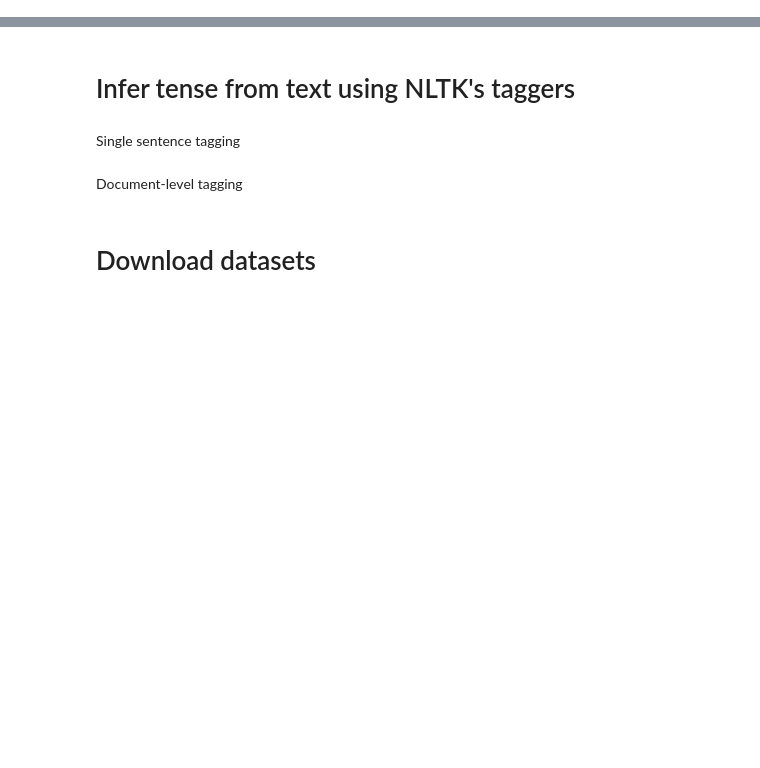
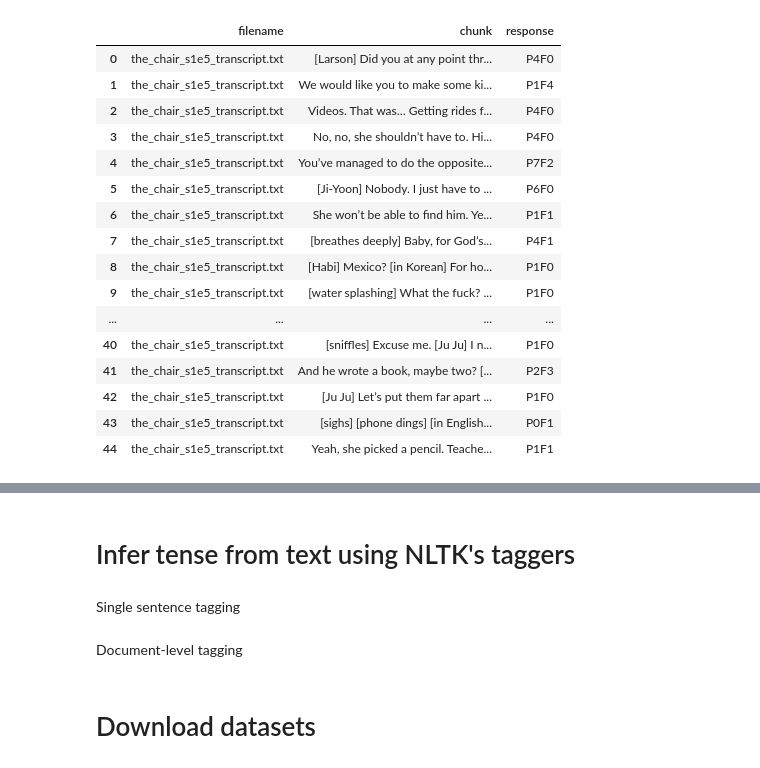
Before and after one commit to ContextLab/prediction-retrodiction-paper, a Jupyter notebook: code/meta-analysis.ipynb, the cells around one changed output, grey strips where cells are left out. Drawn from its saved outputs; the diff is of its cells as text; code cells hidden in the pictures; blank space fills up the shorter version.

```diff
--- a/code/meta-analysis.ipynb
+++ b/code/meta-analysis.ipynb
@@ -462,0 +91,3 @@ ddoc
+# %%
+prompt = 'How much wood could a wood chuck chuck if a wood chuck could chuck wood?'
+inputs = tokenizer(prompt, return_tensors="pt")
@@ -462,0 +210,23 @@ ddoc
+# %%
+def parse_and_summarize_gpt_responses(all_responses):
+    results_df = pd.DataFrame(columns=["filename", "past_count", "future_count"])
+
+    for responses_df in all_responses:
+        filename = responses_df.iloc[0]['filename']
+        total_past = 0
+        total_future = 0
+        for index, row in responses_df.iterrows():
+            output = row['response']
+            try:
+                parts = output.split('F')
+                past_count = int(parts[0][1:])
+                future_count = int(parts[1])
+                total_past += past_count
+                total_future += future_count
+            except ValueError:
+                pass  # Ignore incorrectly formatted responses
+
+        new_row = {"filename": filename, "past_count": total_past, "future_count": total_future}
+        results_df = results_df._append(new_row, ignore_index=True)
+
+    return results_df
@@ -462,0 +267,15 @@ ddoc
+# %%
+chair_dir = Path.cwd().parent.joinpath('data', 'the_chair')
+
+chair_results_fname = chair_dir.joinpath(f'the_chair_gpt_responses_c{chunk_size}.pkl')
+
+if chair_results_fname.exists():
+    with open(chair_results_fname, 'rb') as f:
+        auto, errors = pickle.load(f)
+else:
+    auto, errors = generate_gpt_responses_by_chunk(chair_dir, prompt_file=prompt_file, api_key_file=api_key_file, chunk_size=chunk_size, max_files=1, model=model)
+    with open(chair_results_fname, 'wb') as f:
+        pickle.dump((auto, errors), f)
+
+auto = parse_and_summarize_gpt_responses(auto)
+auto
@@ -462,0 +301,20 @@ ddoc
+# %%
+auto
+# %% [output]
+|  | filename | chunk | response |
+| 0 | the_chair_s1e5_transcript.txt | [Larson] Did you at any point thr... | P4F0 |
+| 1 | the_chair_s1e5_transcript.txt | We would like you to make some ki... | P1F4 |
+| 2 | the_chair_s1e5_transcript.txt | Videos. That was… Getting rides f... | P4F0 |
+| 3 | the_chair_s1e5_transcript.txt | No, no, she shouldn’t have to. Hi... | P4F0 |
+| 4 | the_chair_s1e5_transcript.txt | You’ve managed to do the opposite... | P7F2 |
+| 5 | the_chair_s1e5_transcript.txt | [Ji-Yoon] Nobody. I just have to ... | P6F0 |
+| 6 | the_chair_s1e5_transcript.txt | She won’t be able to find him. Ye... | P1F1 |
+| 7 | the_chair_s1e5_transcript.txt | [breathes deeply] Baby, for God’s... | P4F1 |
+| 8 | the_chair_s1e5_transcript.txt | [Habi] Mexico? [in Korean] For ho... | P1F0 |
+| 9 | the_chair_s1e5_transcript.txt | [water splashing] What the fuck? ... | P1F0 |
+| ... | ... | ... | ... |
+| 40 | the_chair_s1e5_transcript.txt | [sniffles] Excuse me. [Ju Ju] I n... | P1F0 |
+| 41 | the_chair_s1e5_transcript.txt | And he wrote a book, maybe two? [... | P2F3 |
+| 42 | the_chair_s1e5_transcript.txt | [Ju Ju] Let’s put them far apart ... | P1F0 |
+| 43 | the_chair_s1e5_transcript.txt | [sighs] [phone dings] [in English... | P0F1 |
+| 44 | the_chair_s1e5_transcript.txt | Yeah, she picked a pencil. Teache... | P1F1 |
```
Also changed, not shown: parts of 40 cells of this notebook, 3 other files.
